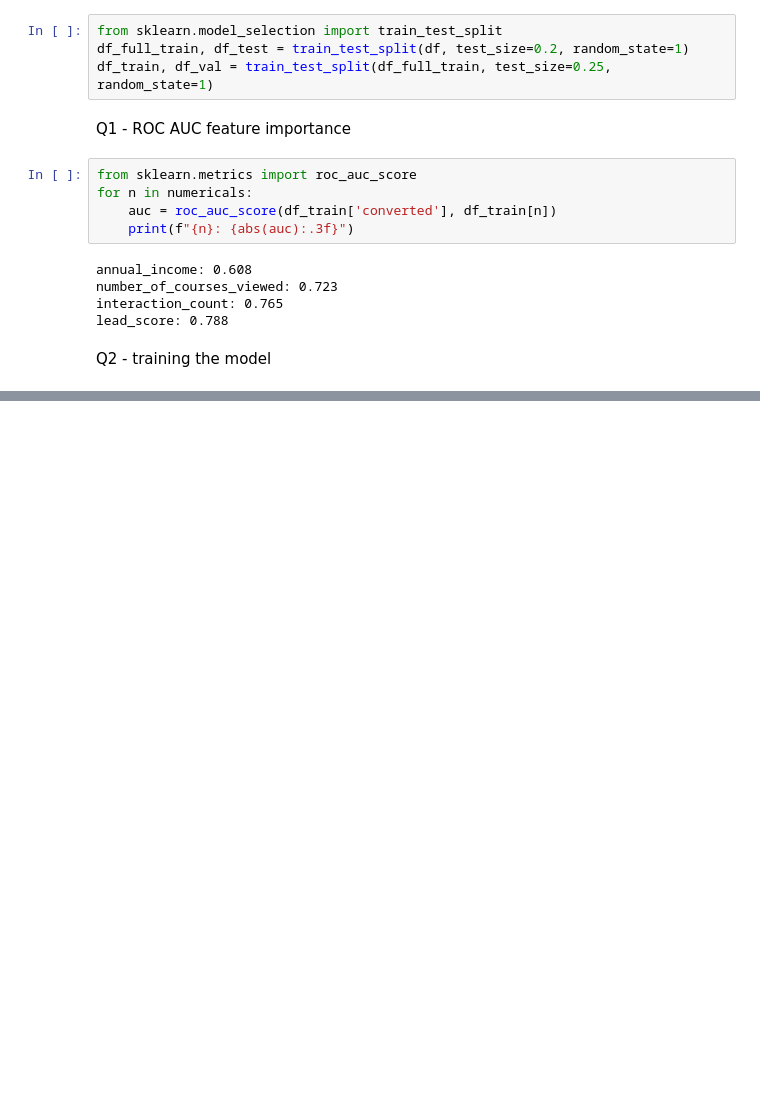
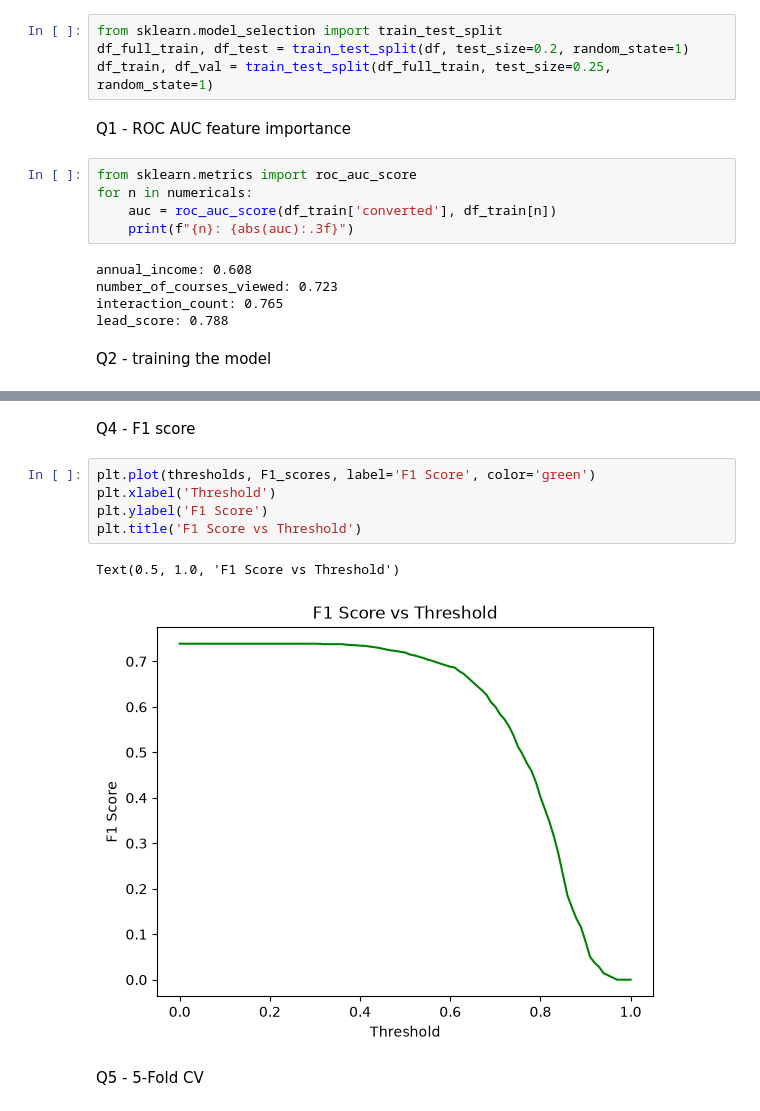
Before and after one commit to mohamadkadori/ML-zoomcamp, a Jupyter notebook: module4/hmw4/hmw4-eval.ipynb, the cells around one changed output, grey strips where cells are left out. Cells and saved outputs as stored; diff of their text form; blank space fills up the shorter version.

```diff
--- a/module4/hmw4/hmw4-eval.ipynb
+++ b/module4/hmw4/hmw4-eval.ipynb
@@ -86,0 +132,12 @@ model.predict_proba
+# %% [markdown]
+Q4 - F1 score
+# %%
+plt.plot(thresholds, F1_scores, label='F1 Score', color='green')
+plt.xlabel('Threshold')
+plt.ylabel('F1 Score')
+plt.title('F1 Score vs Threshold')
+# %% [output]
+Text(0.5, 1.0, 'F1 Score vs Threshold')
+[figure, added]
+# %% [markdown]
+Q5 - 5-Fold CV
```
Also changed, not shown: parts of 9 cells of this notebook.
